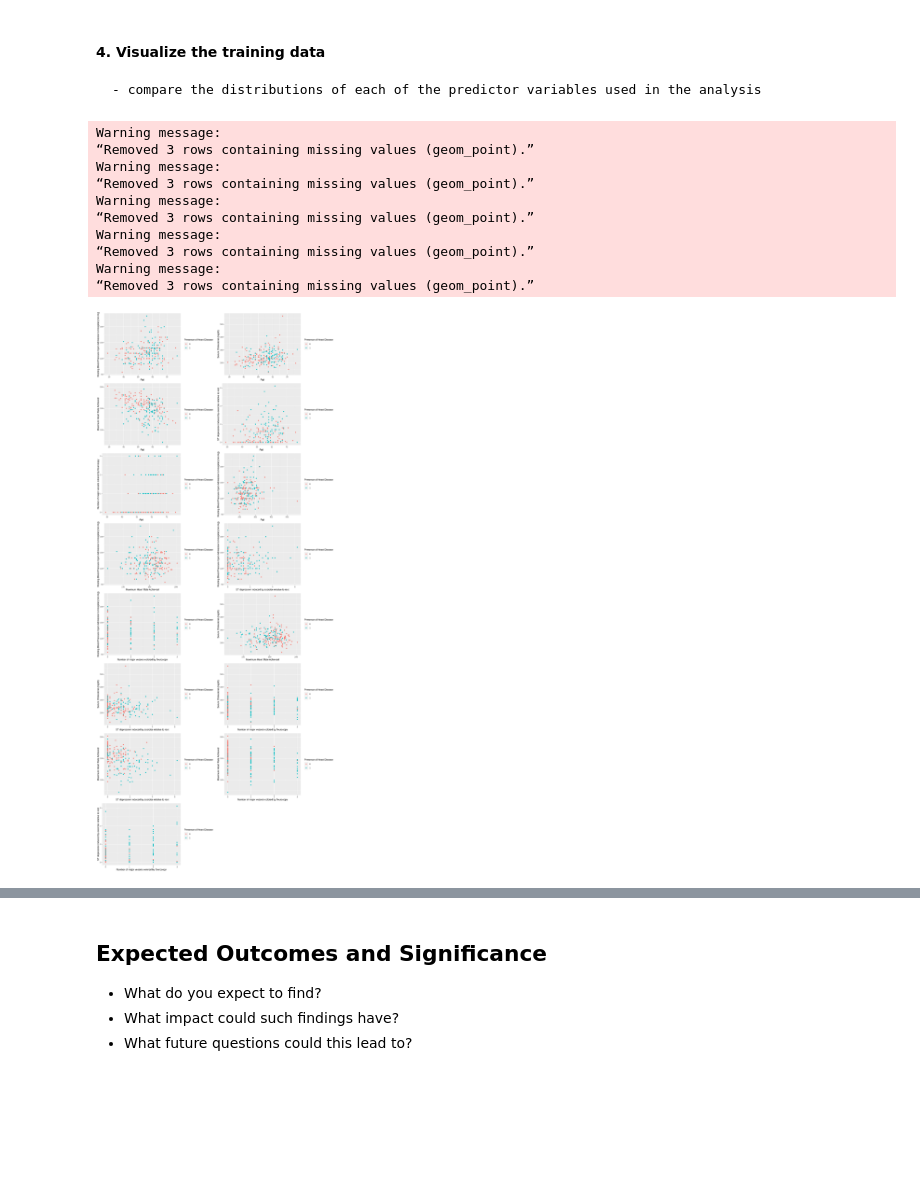
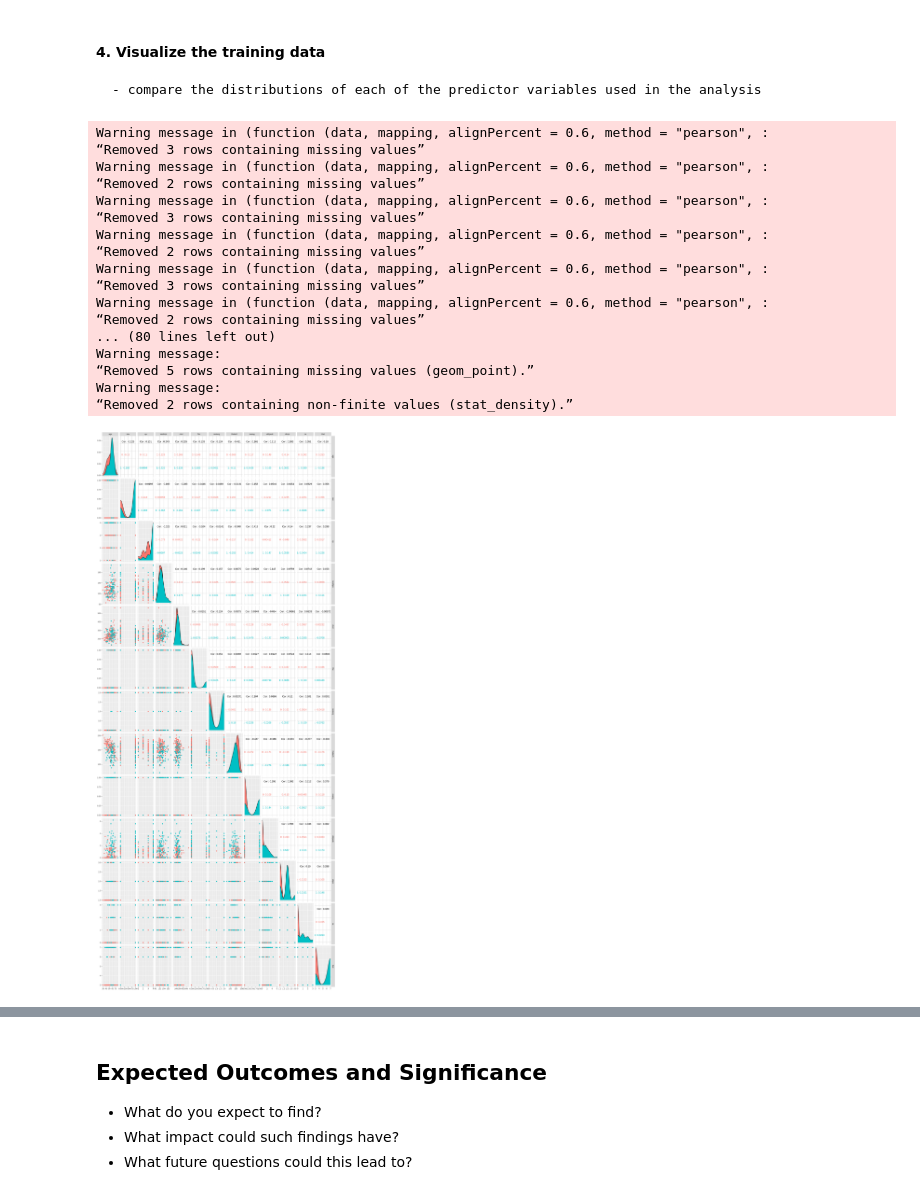
Before and after one commit to Wendiyyy/DSCI100-Project, a Jupyter notebook: Heart_disease.ipynb, the cells around one changed output, grey strips where cells are left out. Drawn from its saved outputs; the diff is of its cells as text; code cells hidden in the pictures; blank space fills up the shorter version.

Commit message:
Used ggpairs for visualization

```diff
--- a/Heart_disease.ipynb
+++ b/Heart_disease.ipynb
@@ -251,58 +251,65 @@ ggplot(aes(x=oldpeak, y=chol, color = diagnosis)) +
 geom_point() +
 labs(x = "ST depression induced by exercise relative to rest", y = "Serum Cholestoral (mg/dl)", colour = "Presence of Heart Disease")
 
 chol_ca <- heart_train %>%
 ggplot(aes(x=ca, y=chol, color = diagnosis)) +
 geom_point() +
 labs(x = "Number of major vessels colored by flourosopy", y = "Serum Cholestoral (mg/dl)", colour = "Presence of Heart Disease")
 
 thalach_oldpeak <- heart_train %>%
 ggplot(aes(x=oldpeak, y=thalach, color = diagnosis)) +
 geom_point() +
 labs(x = "ST depression induced by exercise relative to rest", y = "Maximum Heart Rate Achieved", colour = "Presence of Heart Disease")
 
 thalach_ca <- heart_train %>%
 ggplot(aes(x=ca, y=thalach, color = diagnosis)) +
 geom_point() +
 labs(x = "Number of major vessels colored by flourosopy", y = "Maximum Heart Rate Achieved", colour = "Presence of Heart Disease")
 
 oldpeak_ca <- heart_train %>%
 ggplot(aes(x=ca, y=oldpeak, color = diagnosis)) +
 geom_point() +
 labs(x = "Number of major vessels colored by flourosopy", y = "ST depression induced by exercise relative to rest", colour = "Presence of Heart Disease")
 
 
-
-grid.arrange(age_trestbps,
-age_chol,
-age_thalach,
-age_oldpeak,
-age_ca,
-trestbps_chol,
-trestbps_thalach,
-trestbps_oldpeak,
-trestbps_ca,
-chol_thalach,
-chol_oldpeak,
-chol_ca,
-thalach_oldpeak,
-thalach_ca,
-oldpeak_ca,ncol=2)
+ggpairs(heart_train, columns = 1:13, ggplot2::aes(colour=diagnosis))
+# grid.arrange(age_trestbps,
+# age_chol,
+# age_thalach,
+# age_oldpeak,
+# age_ca,
+# trestbps_chol,
+# trestbps_thalach,
+# trestbps_oldpeak,
+# trestbps_ca,
+# chol_thalach,
+# chol_oldpeak,
+# chol_ca,
+# thalach_oldpeak,
+# thalach_ca,
+# oldpeak_ca,ncol=2)
 
 # options(repr.plot.height=10,repr.plot.width=10)
 # ggpairs(heart_train %>% select(age, trestbps,chol,thalach,oldpeak,ca))
 # %% [output]
+Warning message in (function (data, mapping, alignPercent = 0.6, method = "pearson", :
+“Removed 3 rows containing missing values”
+Warning message in (function (data, mapping, alignPercent = 0.6, method = "pearson", :
+“Removed 2 rows containing missing values”
+Warning message in (function (data, mapping, alignPercent = 0.6, method = "pearson", :
+“Removed 3 rows containing missing values”
+Warning message in (function (data, mapping, alignPercent = 0.6, method = "pearson", :
+“Removed 2 rows containing missing values”
+Warning message in (function (data, mapping, alignPercent = 0.6, method = "pearson", :
+“Removed 3 rows containing missing values”
+Warning message in (function (data, mapping, alignPercent = 0.6, method = "pearson", :
+“Removed 2 rows containing missing values”
+... (80 lines left out)
 Warning message:
-“Removed 3 rows containing missing values (geom_point).”
+“Removed 5 rows containing missing values (geom_point).”
 Warning message:
-“Removed 3 rows containing missing values (geom_point).”
-Warning message:
-“Removed 3 rows containing missing values (geom_point).”
-Warning message:
-“Removed 3 rows containing missing values (geom_point).”
-Warning message:
-“Removed 3 rows containing missing values (geom_point).”
+“Removed 2 rows containing non-finite values (stat_density).”
-[figure, old version]
+[figure, new version]
 # %% [markdown]
 ## Methods
 ### 1. Explain how to conduct the data analysis
```
Also changed, not shown: parts of 1 cell of this notebook.
